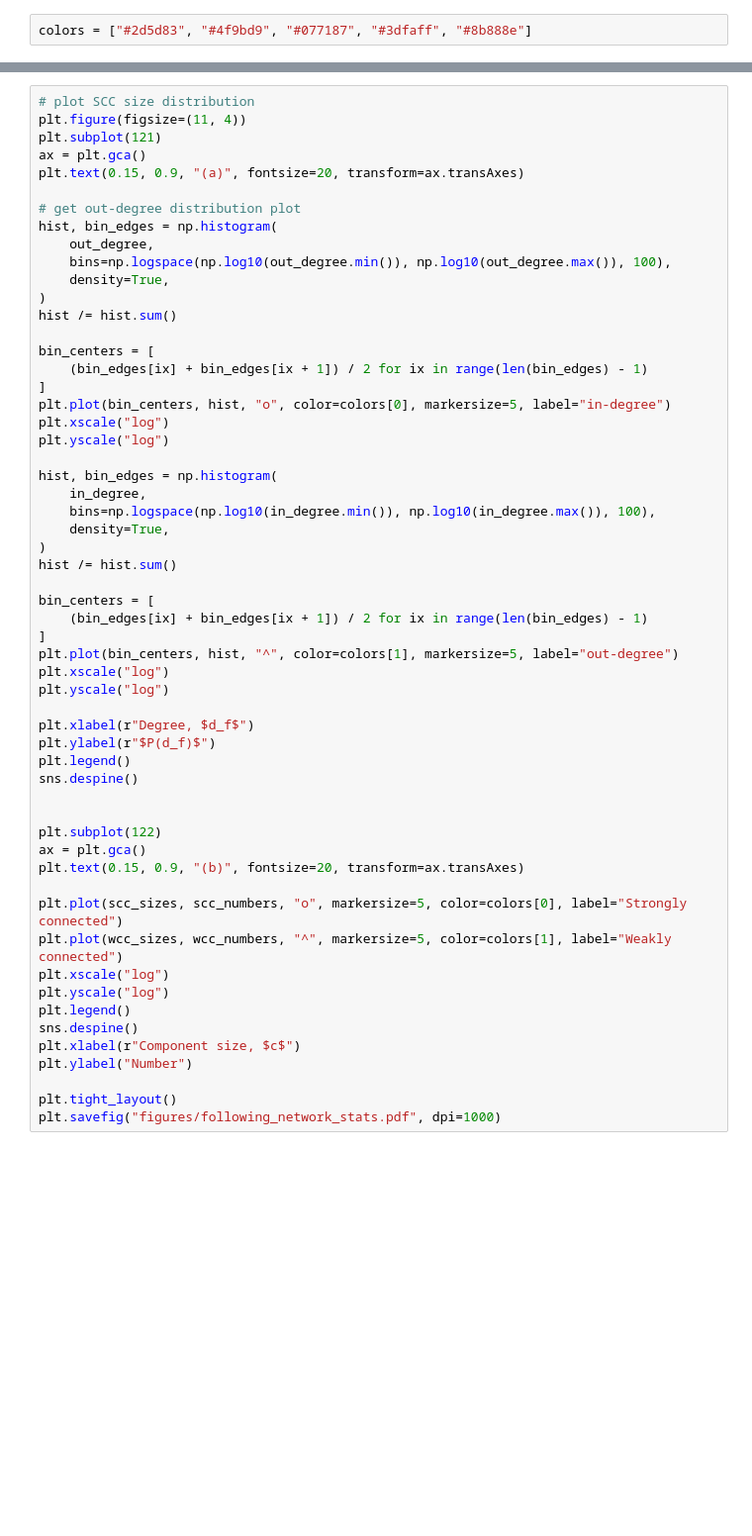
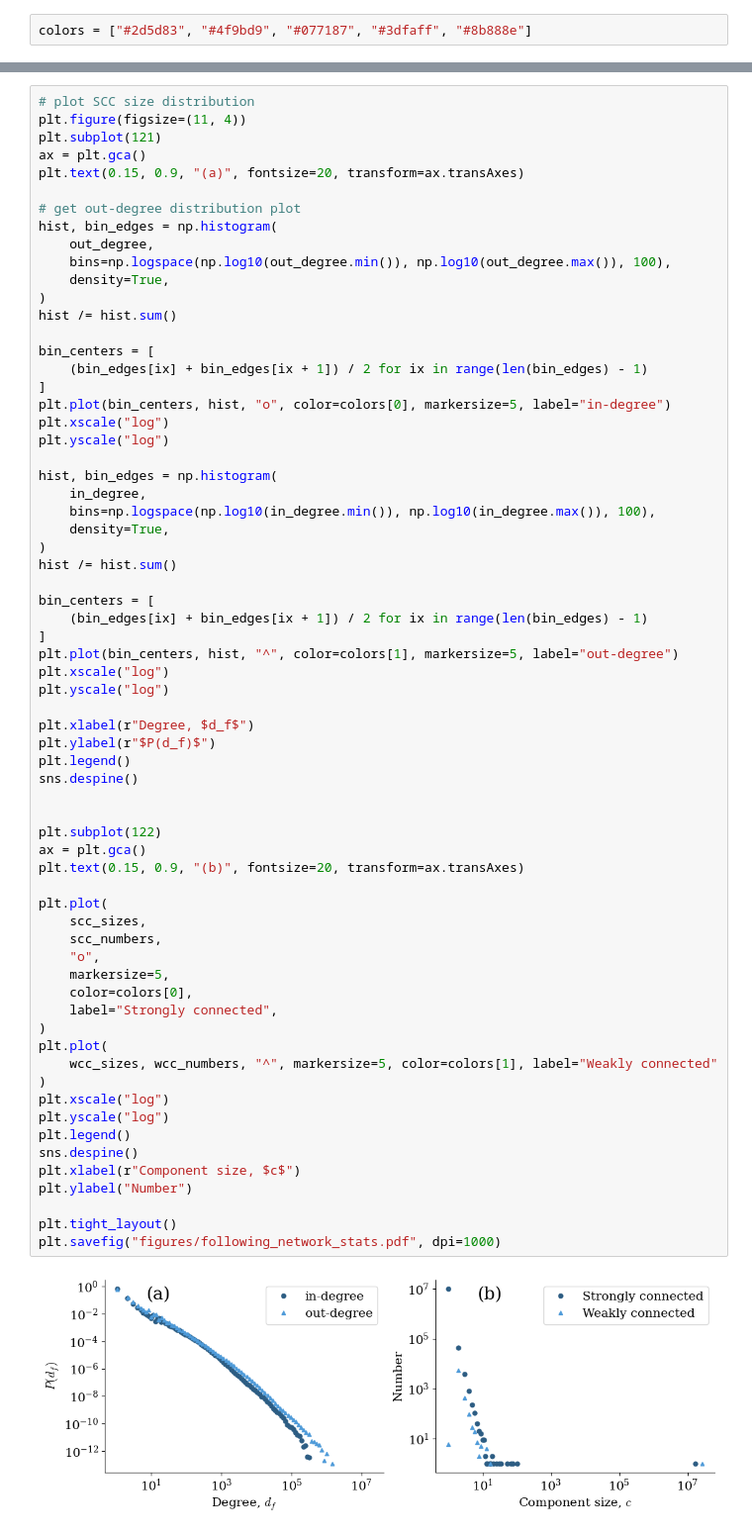
Before and after one commit to nwlandry/a-blue-start, a Jupyter notebook: plot_network_stats.ipynb, the cells around one changed output, grey strips where cells are left out. Shown at 99% size. Cells and saved outputs as stored; diff of their text form; blank space fills up the shorter version.

```diff
--- a/plot_network_stats.ipynb
+++ b/plot_network_stats.ipynb
@@ -54,32 +65,43 @@ hist, bin_edges = np.histogram(
     density=True,
 )
 hist /= hist.sum()
 
 bin_centers = [
     (bin_edges[ix] + bin_edges[ix + 1]) / 2 for ix in range(len(bin_edges) - 1)
 ]
 plt.plot(bin_centers, hist, "^", color=colors[1], markersize=5, label="out-degree")
 plt.xscale("log")
 plt.yscale("log")
 
 plt.xlabel(r"Degree, $d_f$")
 plt.ylabel(r"$P(d_f)$")
 plt.legend()
 sns.despine()
 
 
 plt.subplot(122)
 ax = plt.gca()
 plt.text(0.15, 0.9, "(b)", fontsize=20, transform=ax.transAxes)
 
-plt.plot(scc_sizes, scc_numbers, "o", markersize=5, color=colors[0], label="Strongly connected")
-plt.plot(wcc_sizes, wcc_numbers, "^", markersize=5, color=colors[1], label="Weakly connected")
+plt.plot(
+    scc_sizes,
+    scc_numbers,
+    "o",
+    markersize=5,
+    color=colors[0],
+    label="Strongly connected",
+)
+plt.plot(
+    wcc_sizes, wcc_numbers, "^", markersize=5, color=colors[1], label="Weakly connected"
+)
 plt.xscale("log")
 plt.yscale("log")
 plt.legend()
 sns.despine()
 plt.xlabel(r"Component size, $c$")
 plt.ylabel("Number")
 
 plt.tight_layout()
 plt.savefig("figures/following_network_stats.pdf", dpi=1000)
+# %% [output]
+[figure, added]
```
Also changed, not shown: parts of 3 cells of this notebook, 3 other files.
